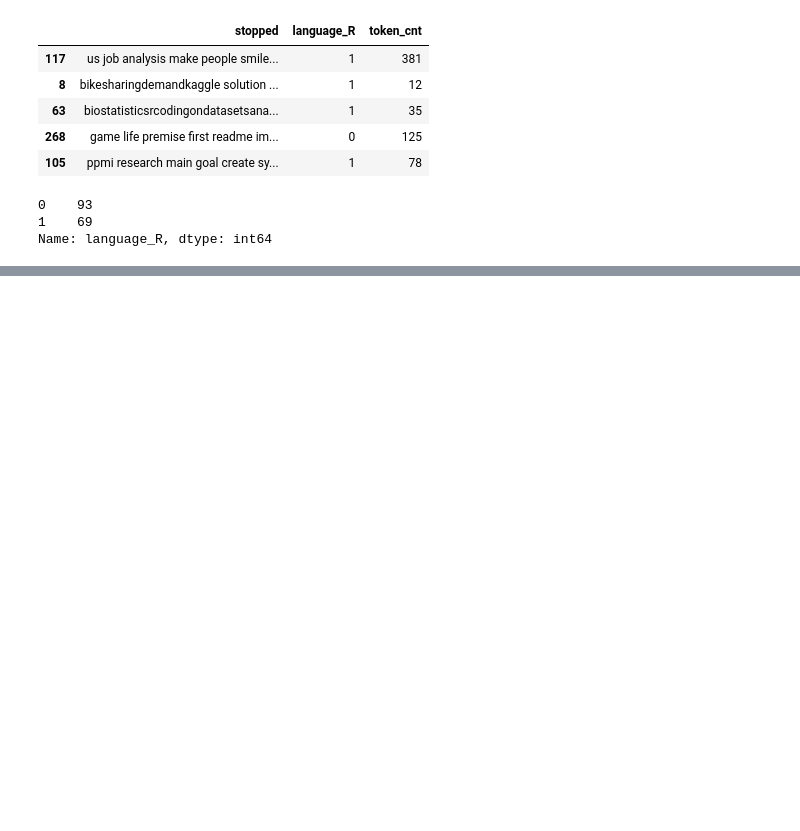
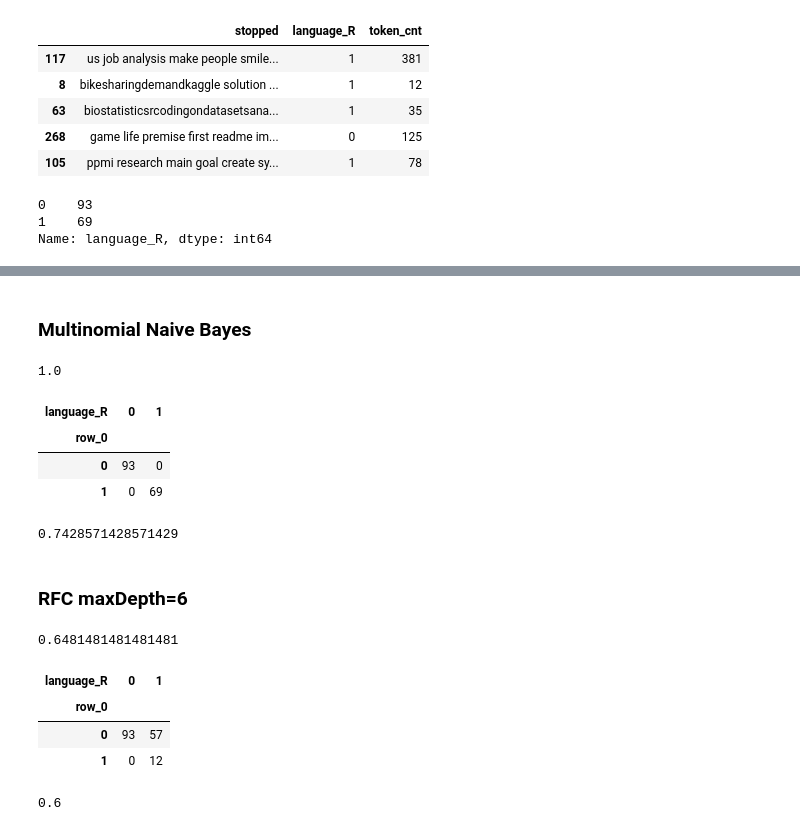
Before and after one commit to Cod-Up-Our-Data/github_language_processing, a Jupyter notebook: model_r.ipynb, the cells around one changed output, grey strips where cells are left out. Cells and saved outputs as stored; diff of their text form; code cells hidden in the pictures; blank space fills up the shorter version.

```diff
--- a/model_r.ipynb
+++ b/model_r.ipynb
@@ -127,0 +212,42 @@ Name: language_R, dtype: int64
+# %% [markdown]
+### Multinomial Naive Bayes
+# %%
+mnb = MultinomialNB(alpha = 0.1)
+mnb.fit(X_bow, y_train)
+mnb.score(X_bow, y_train)
+# %% [output]
+1.0
+# %%
+mnb_preds = mnb.predict(X_bow)
+pd.crosstab(mnb_preds,y_train)
+# %% [output]
+| language_R | 0 | 1 |
+| row_0 |  |  |
+| 0 | 93 | 0 |
+| 1 | 0 | 69 |
+# %%
+X_validate_bow = tfidf.transform(X_validate)
+mnb.score(X_validate_bow, y_validate)
+# %% [output]
+0.7428571428571429
+# %% [markdown]
+### RFC maxDepth=6
+# %%
+rf6 = RandomForestClassifier(n_estimators=201,max_depth=2,min_samples_leaf=2)
+rf6.fit(X_bow, y_train)
+rf6.score(X_bow, y_train)
+# %% [output]
+0.6481481481481481
+# %%
+rf6_preds = rf6.predict(X_bow)
+pd.crosstab(rf6_preds,y_train)
+# %% [output]
+| language_R | 0 | 1 |
+| row_0 |  |  |
+| 0 | 93 | 57 |
+| 1 | 0 | 12 |
+# %%
+X_validate_bow = tfidf.transform(X_validate)
+rf6.score(X_validate_bow, y_validate)
+# %% [output]
+0.6
```
Also changed, not shown: parts of 27 cells of this notebook, 1 other file.
